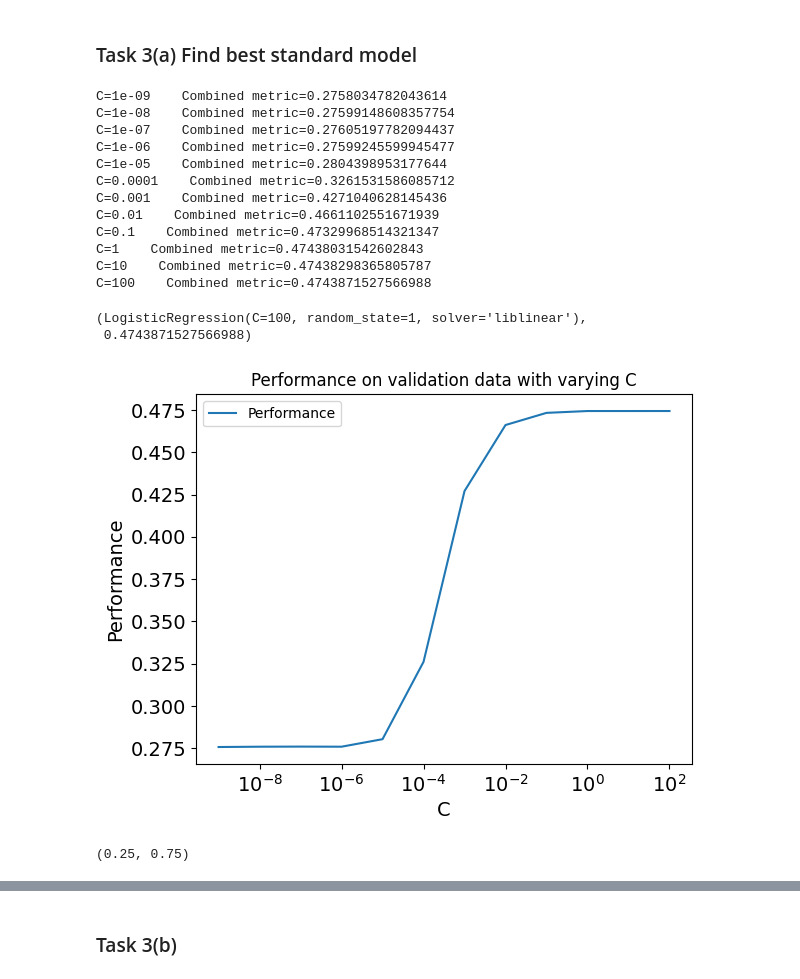
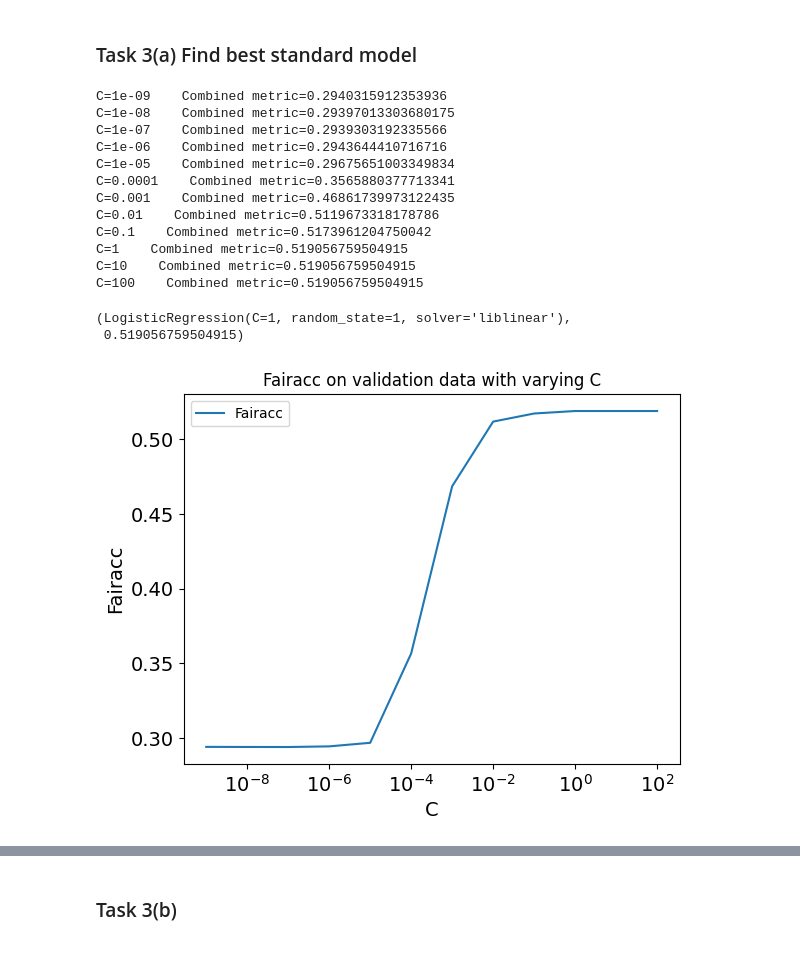
Before and after one commit to mitsides06/Fairness-ML, a Jupyter notebook: main.ipynb, the cells around one changed output, grey strips where cells are left out. Drawn from its saved outputs; the diff is of its cells as text; code cells hidden in the pictures.

```diff
--- a/main.ipynb
+++ b/main.ipynb
@@ -49,10 +49,14 @@ from aif360.datasets import StandardDataset
 import pandas as pd
 data = pd.DataFrame(features, columns = ACSEmployment.features)
 data['label'] = label
+categorical_columns = ['MAR', 'RELP', 'ESP', 'CIT', 'MIG', 'MIL', 'ANC', 'NATIVITY', 'DEAR', 'DEYE', 'DREM', 'SEX', 'RAC1P', 'GCL']
+
+# apply one-hot encoding
+encoded_data = pd.get_dummies(data, columns=categorical_columns)
 favorable_classes = [True]
 protected_attribute_names = [ACSEmployment.group]
 privileged_classes = np.array([[1]])
-data_for_aif = StandardDataset(data, 'label', favorable_classes = favorable_classes,
+data_for_aif = StandardDataset(encoded_data, 'label', favorable_classes = favorable_classes,
                       protected_attribute_names = protected_attribute_names,
                       privileged_classes = privileged_classes)
 privileged_groups = [{'DIS': 1}]
@@ -426,7 +430,7 @@ plt.show()
 # %% [markdown]
 ### Task 3(a) Find best standard model
 # %%
-def find_best_model(splits, parameters, reweighing=False, accuracy_weight=0.5, fairness_weight=0.5):
+def find_best_model(splits, parameters, reweighing=False, weight_0=0.75, weight_1=0.25):
     mean_combined_metrics = []
     final_scaler = None
     max_ = -float('inf')
@@ -458,7 +462,7 @@ def find_best_model(splits, parameters, reweighing=False, accuracy_weight=0.5, f
             val_pred.labels = predictions
             metric = ClassificationMetric(val, val_pred, unprivileged_groups=unprivileged_groups, privileged_groups=privileged_groups)
             fairness_abs = abs(metric.equal_opportunity_difference())
-            combined_metric = accuracy_weight * accuracy + fairness_weight * (1 - fairness_abs)
+            combined_metric = weight_0 * min(1 - fairness_abs, accuracy) + weight_1 * max(accuracy, (1 - fairness_abs))
             combined_metrics.append(combined_metric)
         mean_combined_metric = sum(combined_metrics) / len(combined_metrics)
         mean_combined_metrics.append(mean_combined_metric)
@@ -467,46 +471,42 @@ def find_best_model(splits, parameters, reweighing=False, accuracy_weight=0.5, f
             max_ = mean_combined_metric
             best_model = learner
             final_scaler = scaler
-    return best_model, final_scaler, max_, parameters, mean_combined_metrics, accuracy_weight, fairness_weight
+    return best_model, final_scaler, max_, parameters, mean_combined_metrics
 # %%
-final_model, final_scaler, max_, parameters, mean_combined_metrics, accuracy_weight, fairness_weight = find_best_model(splits=splits, parameters=parameters, accuracy_weight=0.25, fairness_weight=0.75)
+final_model, final_scaler, max_, parameters, mean_combined_metrics = find_best_model(splits=splits, parameters=parameters)
 for parameter, combined_metric in zip(parameters, mean_combined_metrics):
     print(f"C={parameter}    Combined metric={combined_metric}")
 # %% [output]
-C=1e-09    Combined metric=0.2758034782043614
-C=1e-08    Combined metric=0.27599148608357754
-C=1e-07    Combined metric=0.27605197782094437
-C=1e-06    Combined metric=0.27599245599945477
-C=1e-05    Combined metric=0.2804398953177644
-C=0.0001    Combined metric=0.3261531586085712
-C=0.001    Combined metric=0.4271040628145436
-C=0.01    Combined metric=0.4661102551671939
-C=0.1    Combined metric=0.47329968514321347
-C=1    Combined metric=0.47438031542602843
-C=10    Combined metric=0.47438298365805787
-C=100    Combined metric=0.4743871527566988
+C=1e-09    Combined metric=0.2940315912353936
+C=1e-08    Combined metric=0.29397013303680175
+C=1e-07    Combined metric=0.2939303192335566
+C=1e-06    Combined metric=0.2943644410716716
+C=1e-05    Combined metric=0.29675651003349834
+C=0.0001    Combined metric=0.3565880377713341
+C=0.001    Combined metric=0.46861739973122435
+C=0.01    Combined metric=0.5119673318178786
+C=0.1    Combined metric=0.5173961204750042
+C=1    Combined metric=0.519056759504915
+C=10    Combined metric=0.519056759504915
+C=100    Combined metric=0.519056759504915
 # %%
 final_model, max_
 # %% [output]
-(LogisticRegression(C=100, random_state=1, solver='liblinear'),
- 0.4743871527566988)
+(LogisticRegression(C=1, random_state=1, solver='liblinear'),
+ 0.519056759504915)
 # %%
-plt.plot(parameters, mean_combined_metrics, label='Performance')
+plt.plot(parameters, mean_combined_metrics, label='Fairacc')
 plt.xscale('log')
 plt.tick_params(axis='both', which='major', labelsize=14)
-plt.title('Performance on validation data with varying C')
+plt.title('Fairacc on validation data with varying C')
 plt.xlabel('C', fontsize=14)
-plt.ylabel('Performance', fontsize=14)
+plt.ylabel('Fairacc', fontsize=14)
 
 plt.legend()
 
 
 
 plt.show()
 # %% [output]
-[figure, old version]
+[figure, new version]
-# %%
-accuracy_weight, fairness_weight
-# %% [output]
-(0.25, 0.75)
 # %%
```
Also changed, not shown: parts of 49 cells of this notebook.
